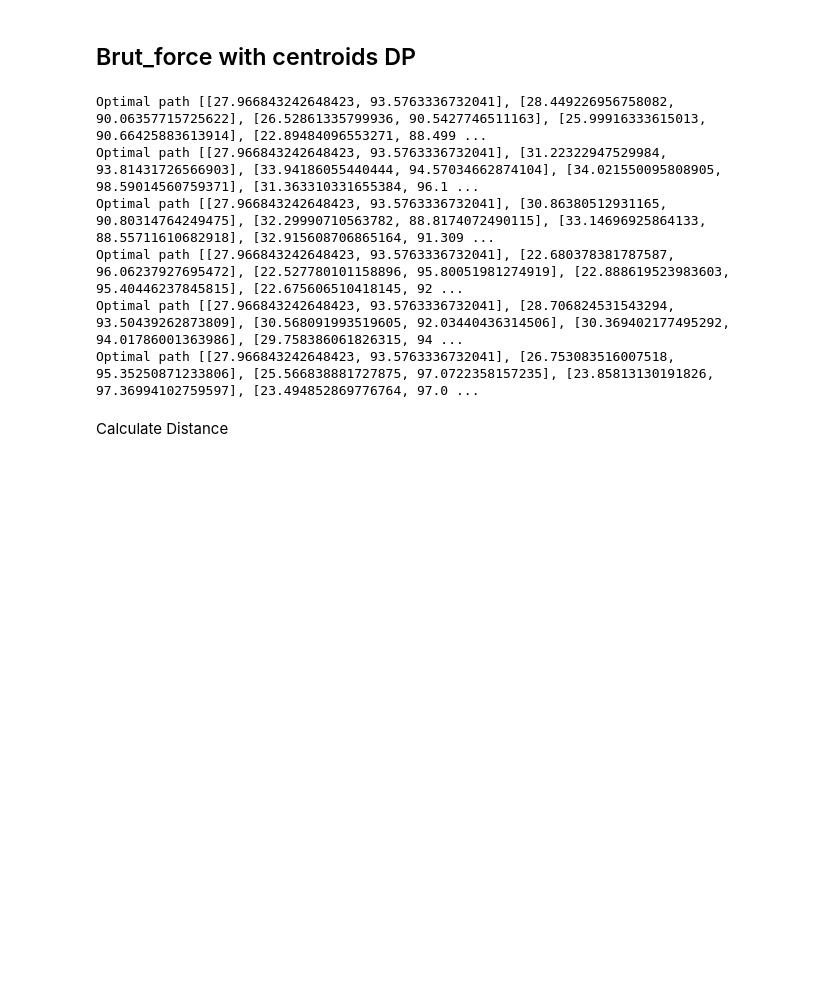
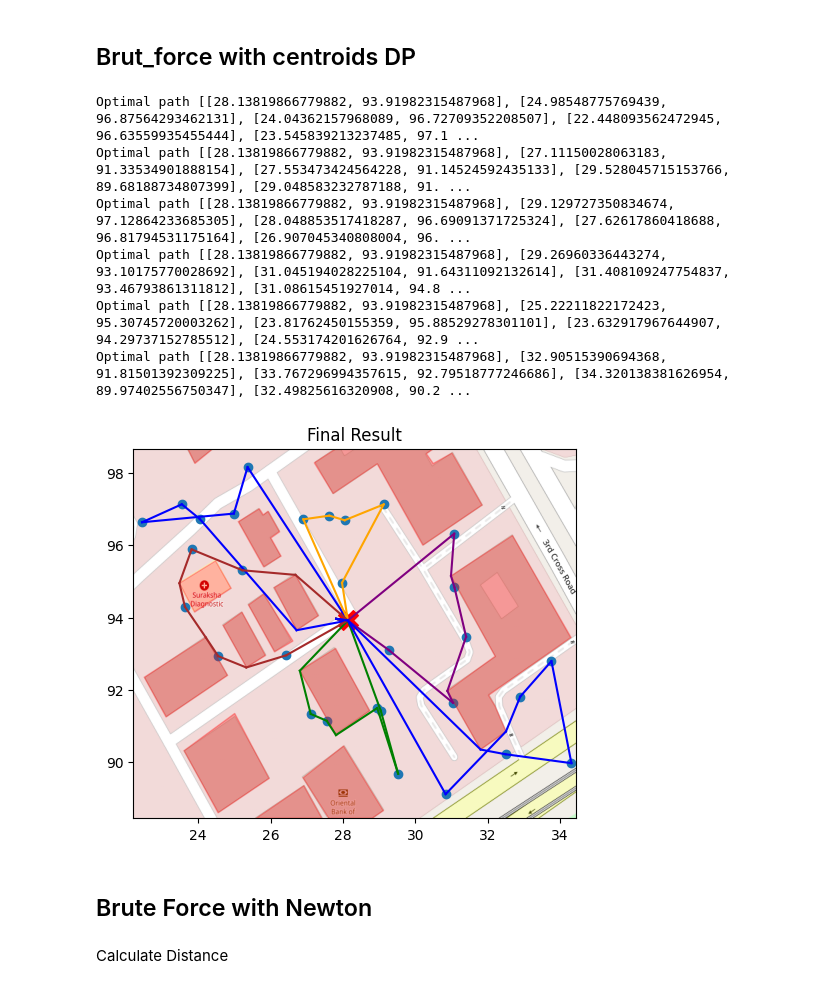
Before and after one commit to Grey-Hat-07/drone_obstacle, a Jupyter notebook: Euclidean_chris.ipynb, the cells around one changed output. Saved outputs shown, nothing was run; the diff lists cells and outputs as text; code cells hidden in the pictures; blank space fills up the shorter version.

```diff
--- a/Euclidean_chris.ipynb
+++ b/Euclidean_chris.ipynb
@@ -572,15 +586,21 @@ final_plot(delivery_loc,cluster_2, entry_exit_dp, obstacles)
 # %% [markdown]
 ## Brut_force with centroids DP
 # %%
-for i in cluster_3:
-    cluster_3[i] = tsp_brut(cluster_3[i].copy(), DP, obstacles)
+for i in cluster_4:
+    cluster_4[i] = tsp_brut(cluster_4[i].copy(), DP, obstacles)
 # %% [output]
-Optimal path [[27.966843242648423, 93.5763336732041], [28.449226956758082, 90.06357715725622], [26.52861335799936, 90.5427746511163], [25.99916333615013, 90.66425883613914], [22.89484096553271, 88.499 ...
-Optimal path [[27.966843242648423, 93.5763336732041], [31.22322947529984, 93.81431726566903], [33.94186055440444, 94.57034662874104], [34.021550095808905, 98.59014560759371], [31.363310331655384, 96.1 ...
-Optimal path [[27.966843242648423, 93.5763336732041], [30.86380512931165, 90.80314764249475], [32.29990710563782, 88.8174072490115], [33.14696925864133, 88.55711610682918], [32.915608706865164, 91.309 ...
-Optimal path [[27.966843242648423, 93.5763336732041], [22.680378381787587, 96.06237927695472], [22.527780101158896, 95.80051981274919], [22.888619523983603, 95.40446237845815], [22.675606510418145, 92 ...
-Optimal path [[27.966843242648423, 93.5763336732041], [28.706824531543294, 93.50439262873809], [30.568091993519605, 92.03440436314506], [30.369402177495292, 94.01786001363986], [29.758386061826315, 94 ...
-Optimal path [[27.966843242648423, 93.5763336732041], [26.753083516007518, 95.35250871233806], [25.566838881727875, 97.0722358157235], [23.85813130191826, 97.36994102759597], [23.494852869776764, 97.0 ...
+Optimal path [[28.13819866779882, 93.91982315487968], [24.98548775769439, 96.87564293462131], [24.04362157968089, 96.72709352208507], [22.448093562472945, 96.63559935455444], [23.545839213237485, 97.1 ...
+Optimal path [[28.13819866779882, 93.91982315487968], [27.11150028063183, 91.33534901888154], [27.553473424564228, 91.14524592435133], [29.528045715153766, 89.68188734807399], [29.048583232787188, 91. ...
+Optimal path [[28.13819866779882, 93.91982315487968], [29.129727350834674, 97.12864233685305], [28.048853517418287, 96.69091371725324], [27.62617860418688, 96.81794531175164], [26.907045340808004, 96. ...
+Optimal path [[28.13819866779882, 93.91982315487968], [29.26960336443274, 93.10175770028692], [31.045194028225104, 91.64311092132614], [31.408109247754837, 93.46793861311812], [31.08615451927014, 94.8 ...
+Optimal path [[28.13819866779882, 93.91982315487968], [25.22211822172423, 95.30745720003262], [23.81762450155359, 95.88529278301101], [23.632917967644907, 94.29737152785512], [24.553174201626764, 92.9 ...
+Optimal path [[28.13819866779882, 93.91982315487968], [32.90515390694368, 91.81501392309225], [33.767296994357615, 92.79518777246686], [34.320138381626954, 89.97402556750347], [32.49825616320908, 90.2 ...
+# %%
+final_plot(delivery_loc,cluster_2, DP, obstacles)
+# %% [output]
+[figure, added]
+# %% [markdown]
+## Brute Force with Newton
 # %% [markdown]
 Calculate Distance
 # %%
```
Also changed, not shown: parts of 14 cells of this notebook.
